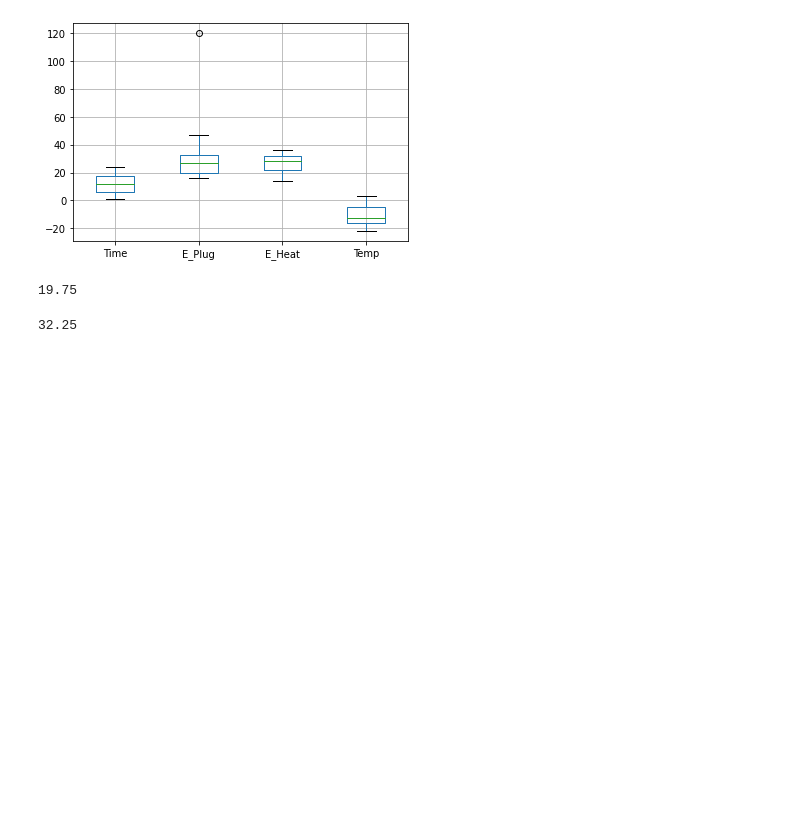
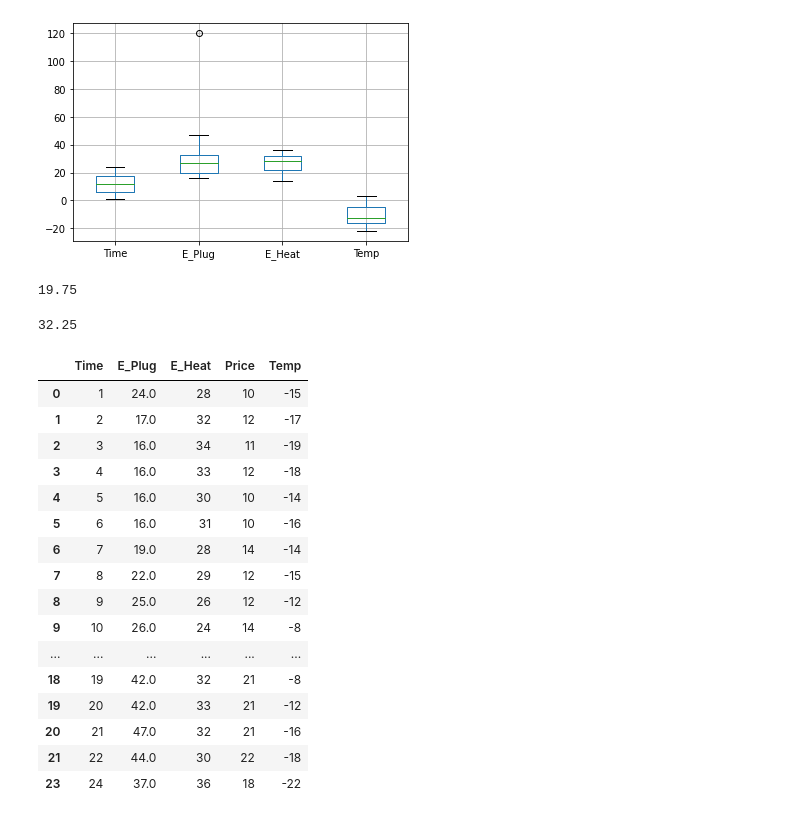
Before and after one commit to upgradev/python-learning, a Jupyter notebook: Machine Learning & Data Science A-Z: Hands-on Python 2021/3: Data Preprocessing/DataPreProcessing.ipynb, the cells around one changed output. Cells and saved outputs as stored; diff of their text form; code cells hidden in the pictures; blank space fills up the shorter version.

```diff
--- a/Machine Learning & Data Science A-Z: Hands-on Python 2021/3: Data Preprocessing/DataPreProcessing.ipynb
+++ b/Machine Learning & Data Science A-Z: Hands-on Python 2021/3: Data Preprocessing/DataPreProcessing.ipynb
@@ -176,3 +176,24 @@ Data_Set8["E_Plug"].quantile(0.75)
 # Extreme outlier
     #upper bound = Q3 + 3*IQR = 32.25 + 3*12.5 = 69.75
     #
+# %%
+Data_Set8["E_Plug"].replace(120, 42, inplace=True)
+Data_Set8
+# %% [output]
+|  | Time | E_Plug | E_Heat | Price | Temp |
+| 0 | 1 | 24.0 | 28 | 10 | -15 |
+| 1 | 2 | 17.0 | 32 | 12 | -17 |
+| 2 | 3 | 16.0 | 34 | 11 | -19 |
+| 3 | 4 | 16.0 | 33 | 12 | -18 |
+| 4 | 5 | 16.0 | 30 | 10 | -14 |
+| 5 | 6 | 16.0 | 31 | 10 | -16 |
+| 6 | 7 | 19.0 | 28 | 14 | -14 |
+| 7 | 8 | 22.0 | 29 | 12 | -15 |
+| 8 | 9 | 25.0 | 26 | 12 | -12 |
+| 9 | 10 | 26.0 | 24 | 14 | -8 |
+| ... | ... | ... | ... | ... | ... |
+| 18 | 19 | 42.0 | 32 | 21 | -8 |
+| 19 | 20 | 42.0 | 33 | 21 | -12 |
+| 20 | 21 | 47.0 | 32 | 21 | -16 |
+| 21 | 22 | 44.0 | 30 | 22 | -18 |
+| 23 | 24 | 37.0 | 36 | 18 | -22 |
```
Also changed, not shown: parts of 10 cells of this notebook, 1 other file.
